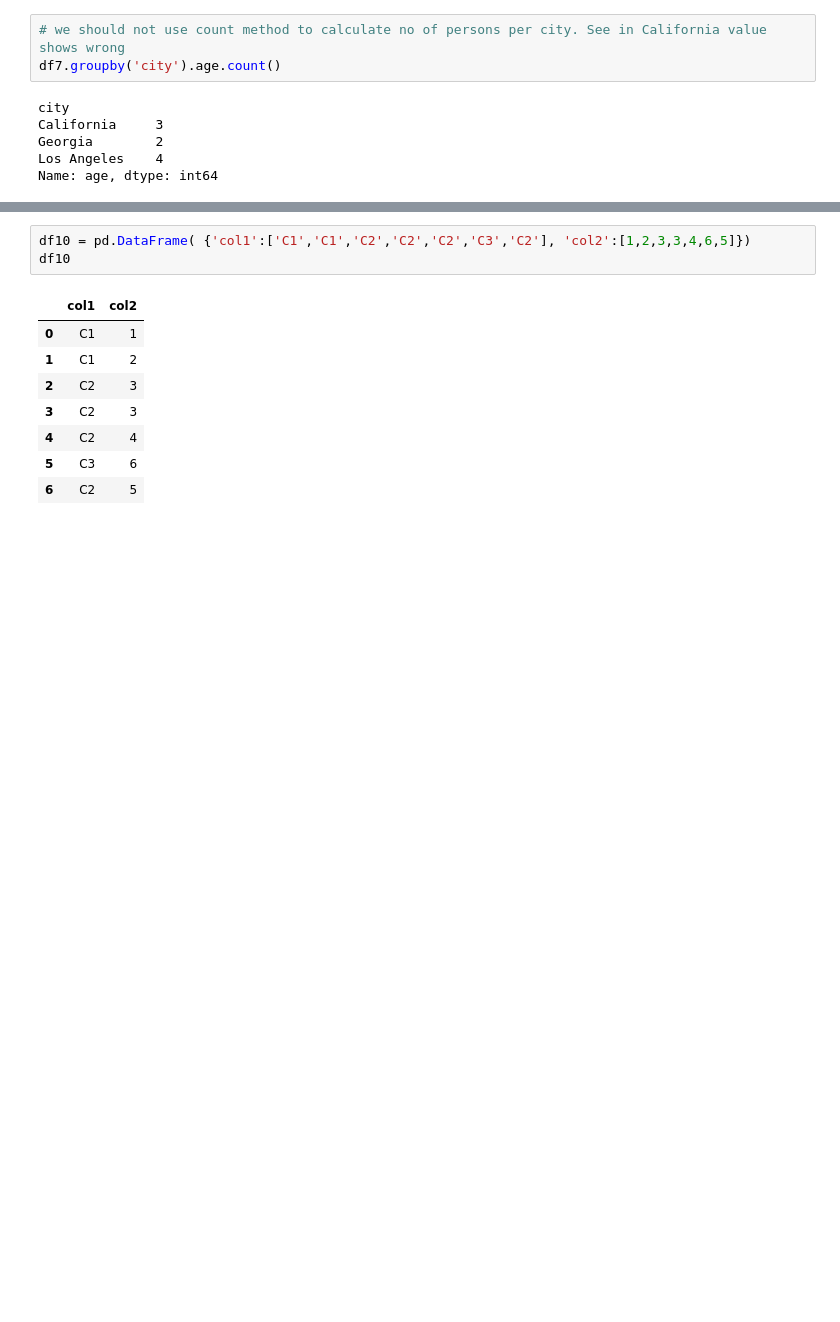
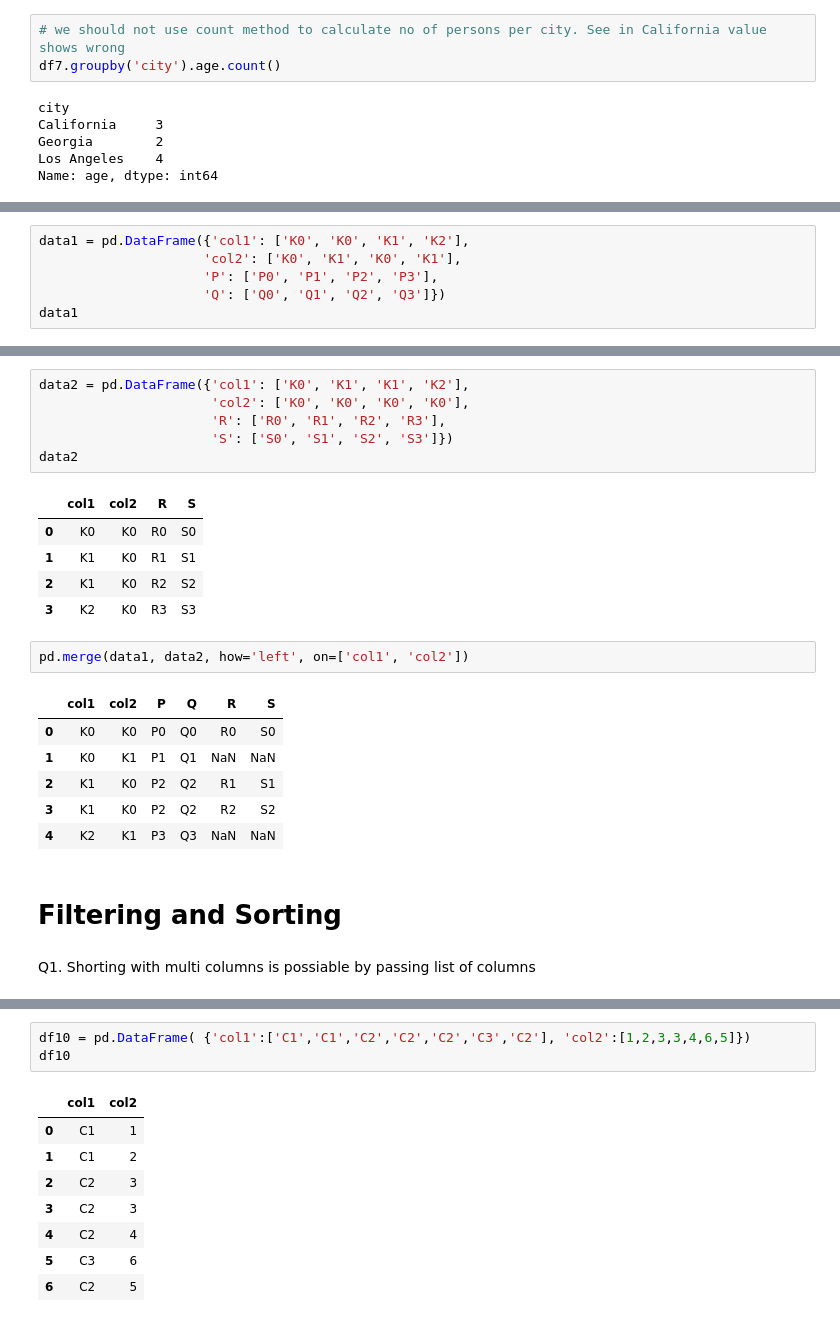
Before and after one commit to eswarpoluri/Pandas-Notebook, a Jupyter notebook: Pandas_Dataframe_Best_Practices.ipynb, the cells around one changed output, grey strips where cells are left out. Drawn from its saved outputs; the diff is of its cells as text; blank space fills up the shorter version.

```diff
--- a/Pandas_Dataframe_Best_Practices.ipynb
+++ b/Pandas_Dataframe_Best_Practices.ipynb
@@ -235,0 +315,6 @@ Name: age, dtype: int64
+# %%
+data1 = pd.DataFrame({'col1': ['K0', 'K0', 'K1', 'K2'],
+                     'col2': ['K0', 'K1', 'K0', 'K1'],
+                     'P': ['P0', 'P1', 'P2', 'P3'],
+                     'Q': ['Q0', 'Q1', 'Q2', 'Q3']})
+data1
@@ -235,0 +327,25 @@ Name: age, dtype: int64
+# %%
+data2 = pd.DataFrame({'col1': ['K0', 'K1', 'K1', 'K2'],
+                      'col2': ['K0', 'K0', 'K0', 'K0'],
+                      'R': ['R0', 'R1', 'R2', 'R3'],
+                      'S': ['S0', 'S1', 'S2', 'S3']})
+data2
+# %% [output]
+|  | col1 | col2 | R | S |
+| 0 | K0 | K0 | R0 | S0 |
+| 1 | K1 | K0 | R1 | S1 |
+| 2 | K1 | K0 | R2 | S2 |
+| 3 | K2 | K0 | R3 | S3 |
+# %%
+pd.merge(data1, data2, how='left', on=['col1', 'col2'])
+# %% [output]
+|  | col1 | col2 | P | Q | R | S |
+| 0 | K0 | K0 | P0 | Q0 | R0 | S0 |
+| 1 | K0 | K1 | P1 | Q1 | NaN | NaN |
+| 2 | K1 | K0 | P2 | Q2 | R1 | S1 |
+| 3 | K1 | K0 | P2 | Q2 | R2 | S2 |
+| 4 | K2 | K1 | P3 | Q3 | NaN | NaN |
+# %% [markdown]
+# Filtering and Sorting
+# %% [markdown]
+Q1. Shorting with multi columns is possiable by passing list of columns
```
Also changed, not shown: parts of 97 cells of this notebook.
